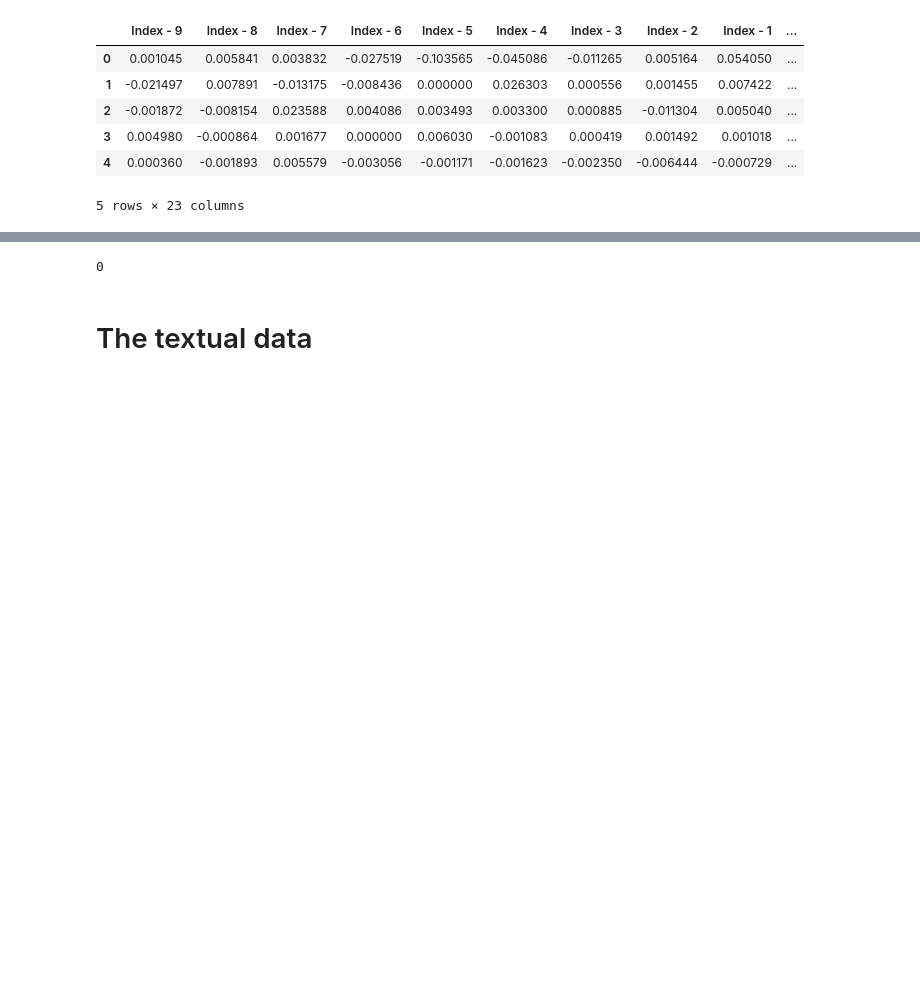
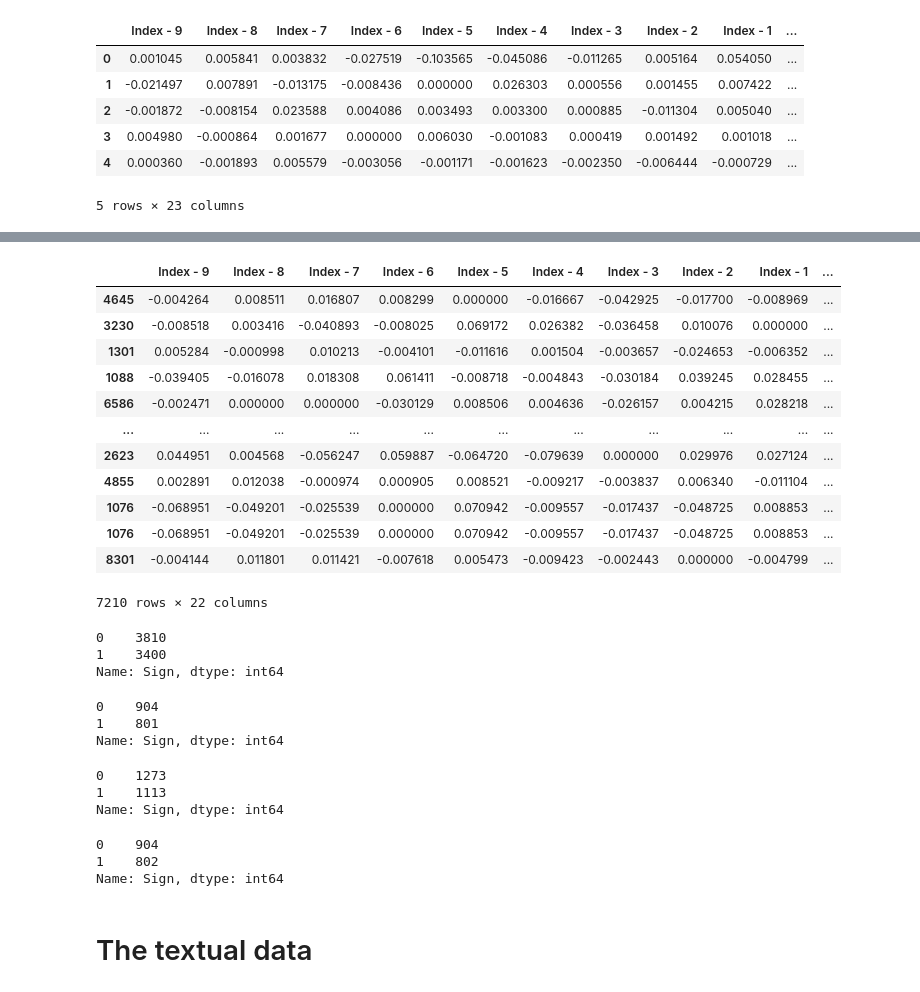
Before and after one commit to JstLearning/nlp-challenge-x-natixis, a Jupyter notebook: model_03.ipynb, the cells around one changed output, grey strips where cells are left out. Drawn from its saved outputs; the diff is of its cells as text; code cells hidden in the pictures; blank space fills up the shorter version.

```diff
--- a/model_03.ipynb
+++ b/model_03.ipynb
@@ -29,6 +30,8 @@ FILENAME_FED = "data/fed_data.csv"
 returns = pd.read_csv(FILENAME, index_col=0)
 ecb = pd.read_csv(FILENAME_ECB, index_col=0)
 fed = pd.read_csv(FILENAME_FED, index_col=0)
+# %%
+returns = remove_outlier(returns)
 # %%
 returns = pd.get_dummies(returns, columns=["Index Name"])
 # %%
@@ -97,10 +88,71 @@ returns_train, returns_val, y_train, y_val = train_test_split(
     returns_, y_, test_size=0.25, train_size=0.75,
     random_state=42, stratify=y_
     )
-# %%
-del returns, y
-gc.collect()
-# %% [output]
-0
+# %%
+# reattach labels to train
+returns_train = pd.concat([returns_train, y_train], axis=1)
+# %%
+returns_train["index ecb"] = returns_train["index ecb"].str.split(",")
+returns_train["index fed"] = returns_train["index fed"].str.split(",")
+# %%
+# repeat samples containing multiple ECB and FED announcements, so that each sample contains only one ECB and one FED announcement
+returns_train = returns_train.explode("index ecb")
+returns_train = returns_train.explode("index fed")
+
+returns_train = returns_train.dropna()
+# %%
+returns_train
+# %% [output]
+|  | Index - 9 | Index - 8 | Index - 7 | Index - 6 | Index - 5 | Index - 4 | Index - 3 | Index - 2 | Index - 1 | ... |
+| 4645 | -0.004264 | 0.008511 | 0.016807 | 0.008299 | 0.000000 | -0.016667 | -0.042925 | -0.017700 | -0.008969 | ... |
+| 3230 | -0.008518 | 0.003416 | -0.040893 | -0.008025 | 0.069172 | 0.026382 | -0.036458 | 0.010076 | 0.000000 | ... |
+| 1301 | 0.005284 | -0.000998 | 0.010213 | -0.004101 | -0.011616 | 0.001504 | -0.003657 | -0.024653 | -0.006352 | ... |
+| 1088 | -0.039405 | -0.016078 | 0.018308 | 0.061411 | -0.008718 | -0.004843 | -0.030184 | 0.039245 | 0.028455 | ... |
+| 6586 | -0.002471 | 0.000000 | 0.000000 | -0.030129 | 0.008506 | 0.004636 | -0.026157 | 0.004215 | 0.028218 | ... |
+| ... | ... | ... | ... | ... | ... | ... | ... | ... | ... | ... |
+| 2623 | 0.044951 | 0.004568 | -0.056247 | 0.059887 | -0.064720 | -0.079639 | 0.000000 | 0.029976 | 0.027124 | ... |
+| 4855 | 0.002891 | 0.012038 | -0.000974 | 0.000905 | 0.008521 | -0.009217 | -0.003837 | 0.006340 | -0.011104 | ... |
+| 1076 | -0.068951 | -0.049201 | -0.025539 | 0.000000 | 0.070942 | -0.009557 | -0.017437 | -0.048725 | 0.008853 | ... |
+| 1076 | -0.068951 | -0.049201 | -0.025539 | 0.000000 | 0.070942 | -0.009557 | -0.017437 | -0.048725 | 0.008853 | ... |
+| 8301 | -0.004144 | 0.011801 | 0.011421 | -0.007618 | 0.005473 | -0.009423 | -0.002443 | 0.000000 | -0.004799 | ... |
+7210 rows × 22 columns
+# %%
+y_train = returns_train["Sign"]
+returns_train = returns_train.drop(["Sign"], axis=1)
+y_train.value_counts()
+# %% [output]
+0    3810
+1    3400
+Name: Sign, dtype: int64
+# %%
+y_val.value_counts()
+# %% [output]
+0    904
+1    801
+Name: Sign, dtype: int64
+# %%
+# Make another version of the validation set with only one ECB and one FED announcement per sample
+
+returns_val_t = pd.concat([returns_val, y_val], axis=1)
+
+returns_val_t["index ecb"] = returns_val_t["index ecb"].str.split(",")
+returns_val_t["index fed"] = returns_val_t["index fed"].str.split(",")
+returns_val_t = returns_val_t.explode("index ecb")
+returns_val_t = returns_val_t.explode("index fed")
+returns_val_t = returns_val_t.dropna()
+
+y_val_t = returns_val_t["Sign"]
+returns_val_t = returns_val_t.drop(["Sign"], axis=1)
+y_val_t.value_counts()
+# %% [output]
+0    1273
+1    1113
+Name: Sign, dtype: int64
+# %%
+y_test.value_counts()
+# %% [output]
+0    904
+1    802
+Name: Sign, dtype: int64
 # %% [markdown]
 # The textual data
```
Also changed, not shown: parts of 37 cells of this notebook.
